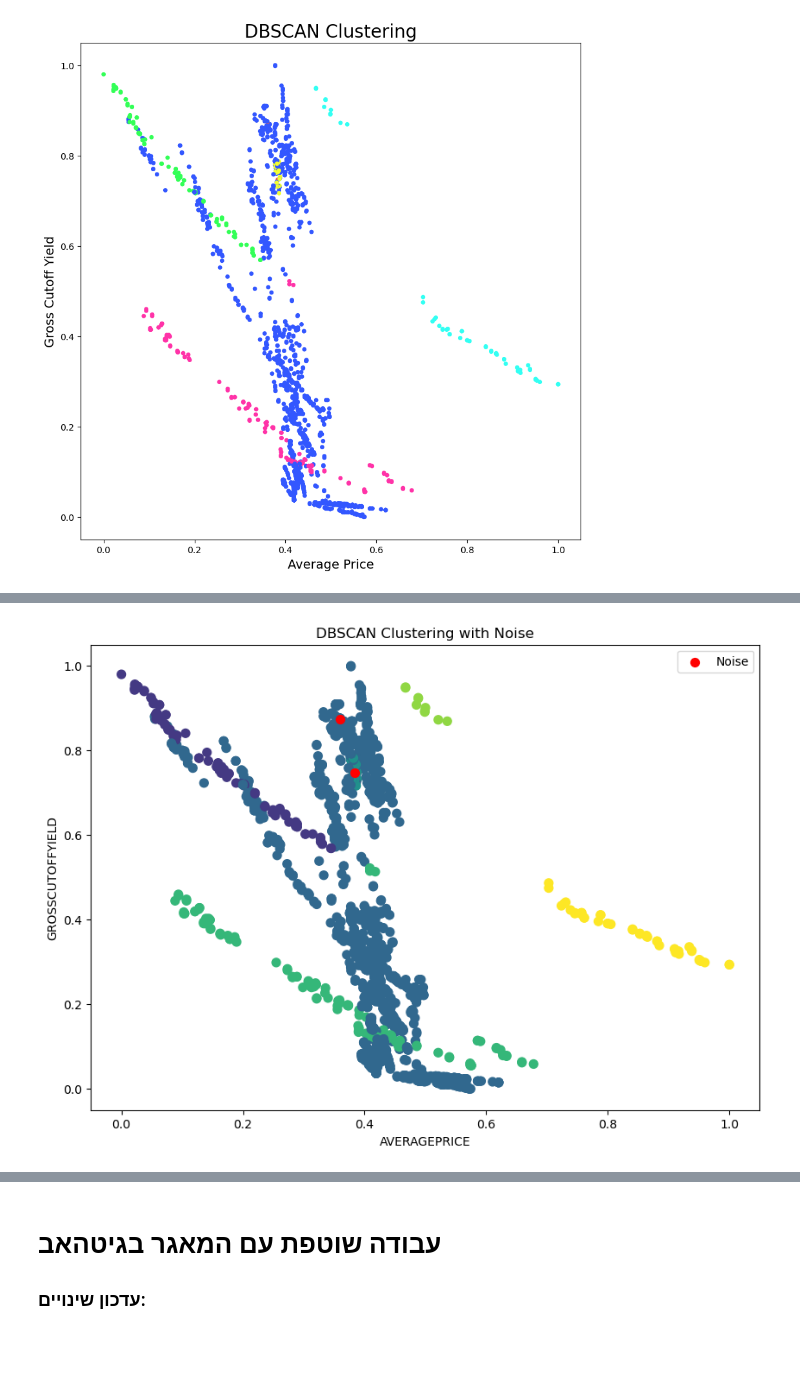
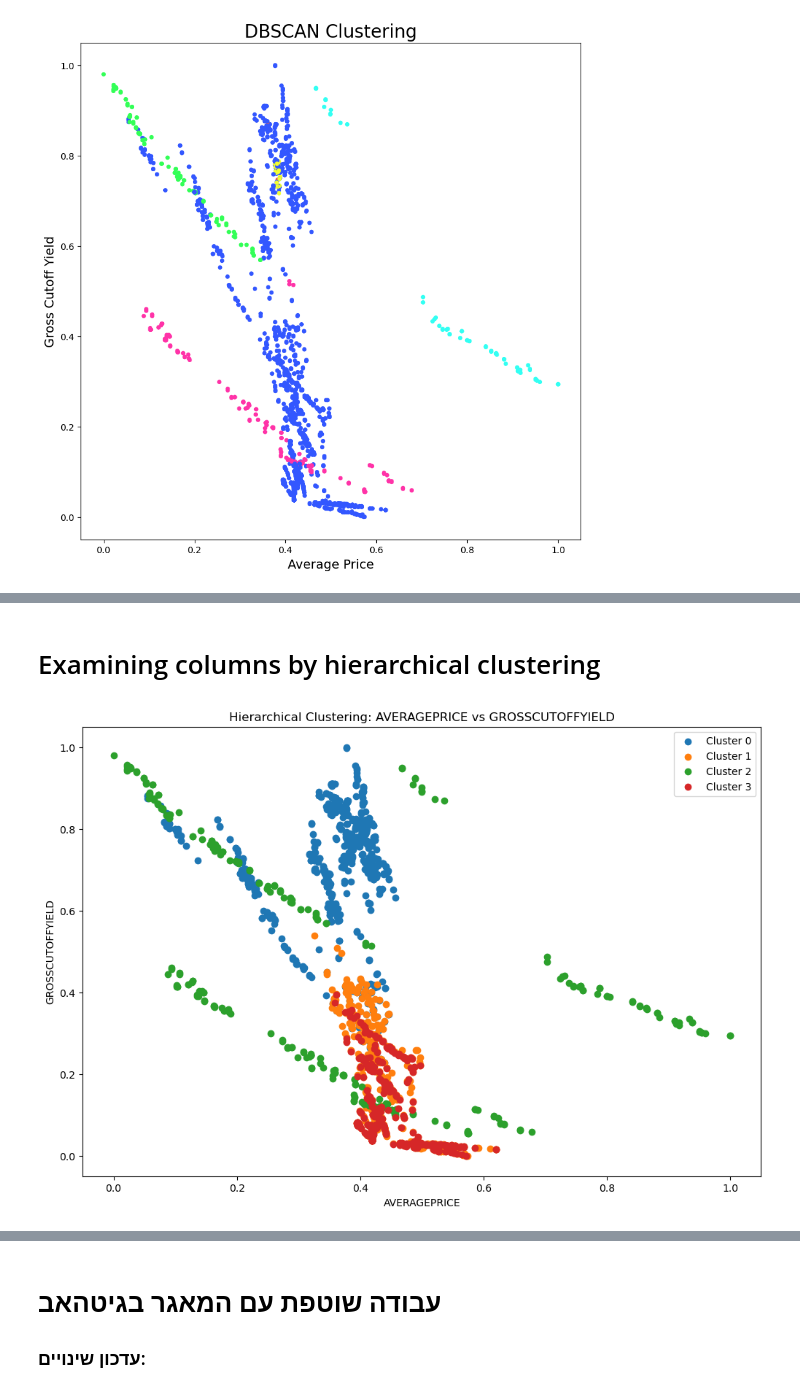
Before and after one commit to DorNatan/data-mining-project-2025, a Jupyter notebook: Data Mining Supervised & Unsupervised 2025.ipynb, the cells around one changed output, grey strips where cells are left out. Cells and saved outputs as stored; diff of their text form; code cells hidden in the pictures; blank space fills up the shorter version.

```diff
--- a/Data Mining Supervised & Unsupervised 2025.ipynb
+++ b/Data Mining Supervised & Unsupervised 2025.ipynb
@@ -595,22 +570,42 @@ for column in dbscan_data.columns:
-# %%
-import matplotlib.pyplot as plt
-
-# Visualize clusters and noise
-plt.figure(figsize=(10, 7))
-plt.scatter(
-    dbscan_data['AVERAGEPRICE'],
-    dbscan_data['GROSSCUTOFFYIELD'],
-    c=dbscan_labels, cmap='viridis', s=50
-)
-plt.scatter(
-    dbscan_data[dbscan_labels == -1]['AVERAGEPRICE'],
-    dbscan_data[dbscan_labels == -1]['GROSSCUTOFFYIELD'],
-    c='red', label='Noise', s=50
-)
-plt.title("DBSCAN Clustering with Noise")
-plt.xlabel("AVERAGEPRICE")
-plt.ylabel("GROSSCUTOFFYIELD")
-plt.legend()
-plt.show()
-# %% [output]
-[figure, removed]
+# %% [markdown]
+# Examining columns by hierarchical clustering
+# %%
+from sklearn.cluster import AgglomerativeClustering
+import matplotlib.pyplot as plt
+
+# Function to perform hierarchical clustering and visualization
+def hierarchical_clustering(data, col_x, col_y, n_clusters=4):
+    """
+    Performs hierarchical clustering and visualizes the results.
+
+    Parameters:
+    - data: DataFrame with the data for clustering.
+    - col_x: Name of the column for the x-axis.
+    - col_y: Name of the column for the y-axis.
+    - n_clusters: Number of clusters to create (default: 4).
+    """
+    # Perform hierarchical clustering
+    hc = AgglomerativeClustering(n_clusters=n_clusters, metric='euclidean', linkage='ward')
+    y_pred = hc.fit_predict(data)
+
+    # Add cluster labels to the data
+    clustered_data = data.copy()
+    clustered_data['cluster'] = y_pred
+
+    # Plot clusters
+    plt.figure(figsize=(12, 8))
+    for cluster in range(n_clusters):
+        plt.scatter(
+            clustered_data.loc[clustered_data['cluster'] == cluster, col_x],
+            clustered_data.loc[clustered_data['cluster'] == cluster, col_y],
+            label=f'Cluster {cluster}'
+        )
+    plt.title(f'Hierarchical Clustering: {col_x} vs {col_y}')
+    plt.xlabel(col_x)
+    plt.ylabel(col_y)
+    plt.legend()
+    plt.show()
+# %%
+hierarchical_clustering(unsupervise_data_scaled, 'AVERAGEPRICE', 'GROSSCUTOFFYIELD')
+# %% [output]
+[figure, added]
```
Also changed, not shown: parts of 15 cells of this notebook.
